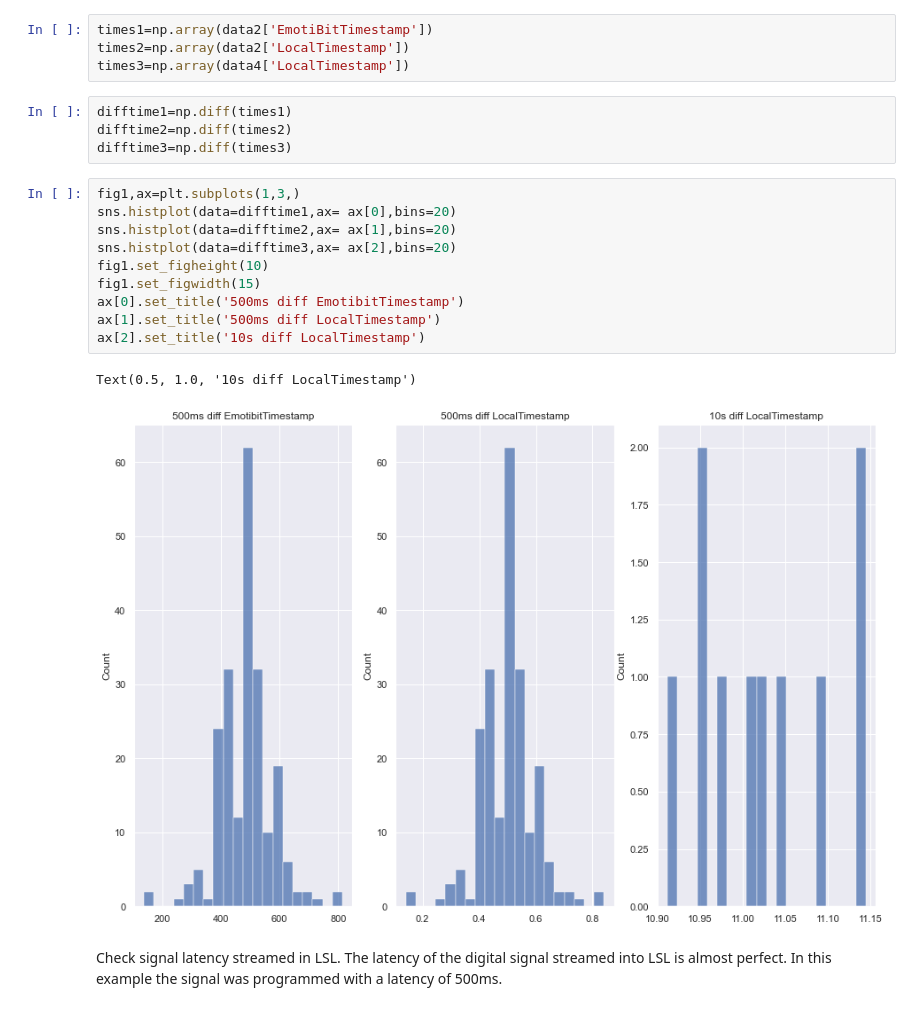
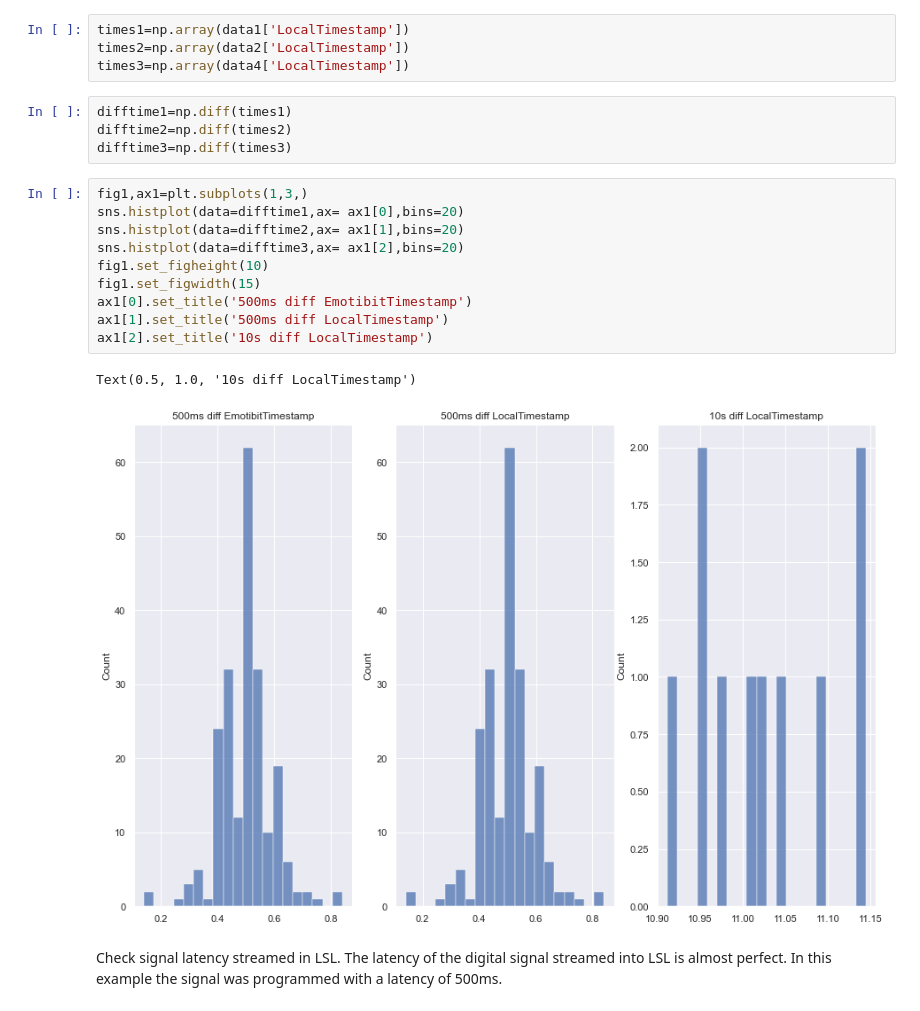
Before and after one commit to Rockyneuron/EmotiBit, a Jupyter notebook: analysis/test_sync.ipynb, the cells around one changed output. Cells and saved outputs as stored; diff of their text form.

```diff
--- a/analysis/test_sync.ipynb
+++ b/analysis/test_sync.ipynb
@@ -64,7 +64,7 @@ Possible Improvements-Investigations:
 
 It is important to take note that the problem comes directly from how emotibit reads the data from LSL. The signal present in LSL is completely precise. Maibe it is inevitable and we must count with certain delays windows. Take a look at bibliography.
 # %%
-times1=np.array(data2['EmotiBitTimestamp'])
+times1=np.array(data1['LocalTimestamp'])
 times2=np.array(data2['LocalTimestamp'])
 times3=np.array(data4['LocalTimestamp'])
 # %%
@@ -72,18 +72,18 @@ difftime1=np.diff(times1)
 difftime2=np.diff(times2)
 difftime3=np.diff(times3)
 # %%
-fig1,ax=plt.subplots(1,3,)
-sns.histplot(data=difftime1,ax= ax[0],bins=20)
-sns.histplot(data=difftime2,ax= ax[1],bins=20)
-sns.histplot(data=difftime3,ax= ax[2],bins=20)
+fig1,ax1=plt.subplots(1,3,)
+sns.histplot(data=difftime1,ax= ax1[0],bins=20)
+sns.histplot(data=difftime2,ax= ax1[1],bins=20)
+sns.histplot(data=difftime3,ax= ax1[2],bins=20)
 fig1.set_figheight(10)
 fig1.set_figwidth(15)
-ax[0].set_title('500ms diff EmotibitTimestamp')
-ax[1].set_title('500ms diff LocalTimestamp')
-ax[2].set_title('10s diff LocalTimestamp')
+ax1[0].set_title('500ms diff EmotibitTimestamp')
+ax1[1].set_title('500ms diff LocalTimestamp')
+ax1[2].set_title('10s diff LocalTimestamp')
 # %% [output]
 Text(0.5, 1.0, '10s diff LocalTimestamp')
-[figure, old version]
+[figure, new version]
 # %% [markdown]
 Check signal latency streamed in LSL.
 The latency of the digital signal streamed into LSL is almost perfect.
```
Also changed, not shown: parts of 5 cells of this notebook.
